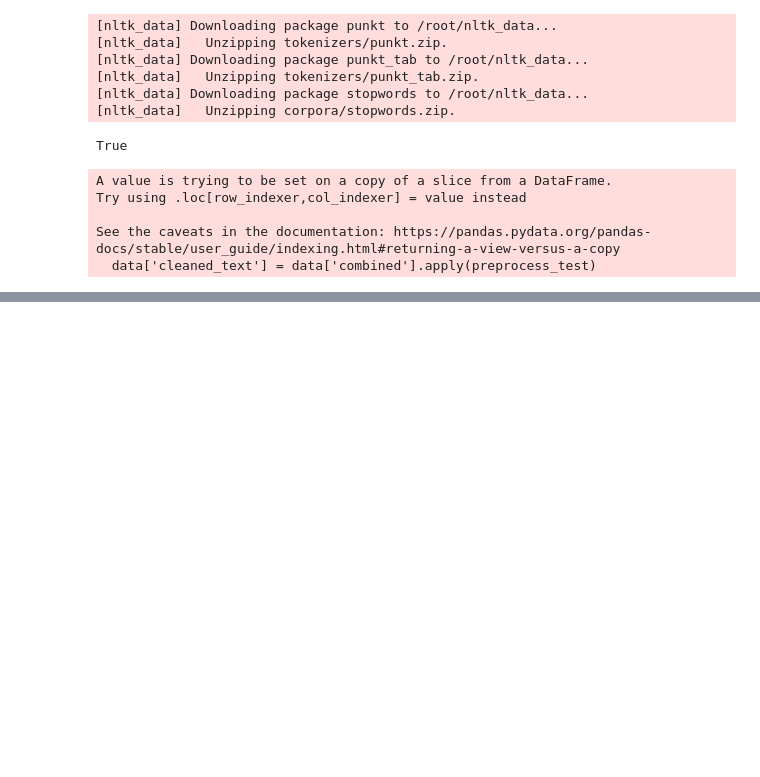
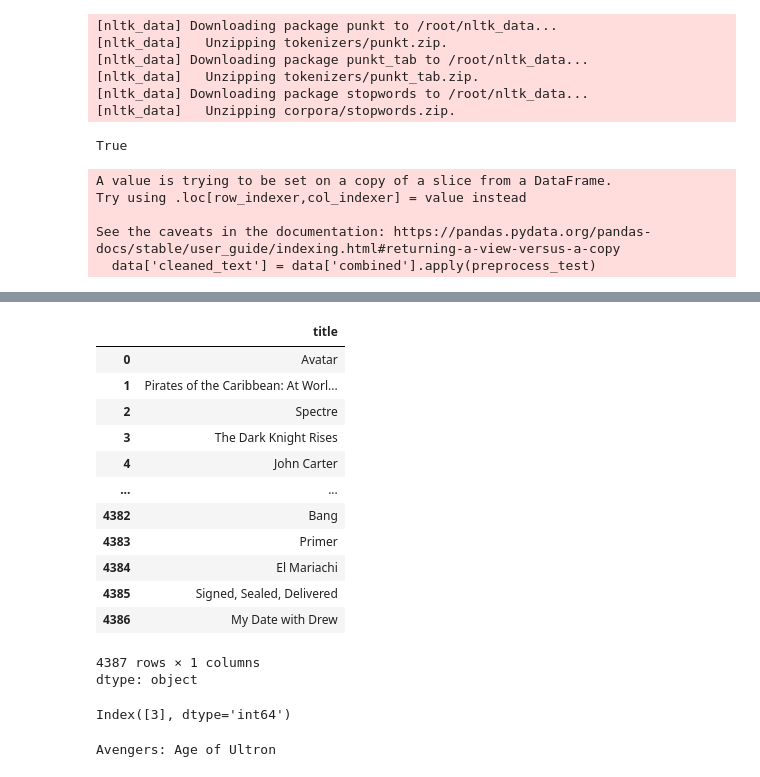
Before and after one commit to Priangshu-18/Movie-Recommendation-App, a Jupyter notebook: Movie_Recommendation_App.ipynb, the cells around one changed output, grey strips where cells are left out. Cells and saved outputs as stored; diff of their text form; code cells hidden in the pictures; blank space fills up the shorter version.

```diff
--- a/Movie_Recommendation_App.ipynb
+++ b/Movie_Recommendation_App.ipynb
@@ -172,0 +188,27 @@ cosine_sim = cosine_similarity(tfidf_matrix, tfidf_matrix)
+# %%
+data['title']
+# %% [output]
+|  | title |
+| 0 | Avatar |
+| 1 | Pirates of the Caribbean: At Worl... |
+| 2 | Spectre |
+| 3 | The Dark Knight Rises |
+| 4 | John Carter |
+| ... | ... |
+| 4382 | Bang |
+| 4383 | Primer |
+| 4384 | El Mariachi |
+| 4385 | Signed, Sealed, Delivered |
+| 4386 | My Date with Drew |
+4387 rows × 1 columns
+dtype: object
+# %%
+row_index = movies_data[movies_data['title'] == 'The Dark Knight Rises'].index
+print(row_index)
+# %% [output]
+Index([3], dtype='int64')
+# %%
+movie_name = data['title'][7]
+print(movie_name)
+# %% [output]
+Avengers: Age of Ultron
```
Also changed, not shown: parts of 2 cells of this notebook.
